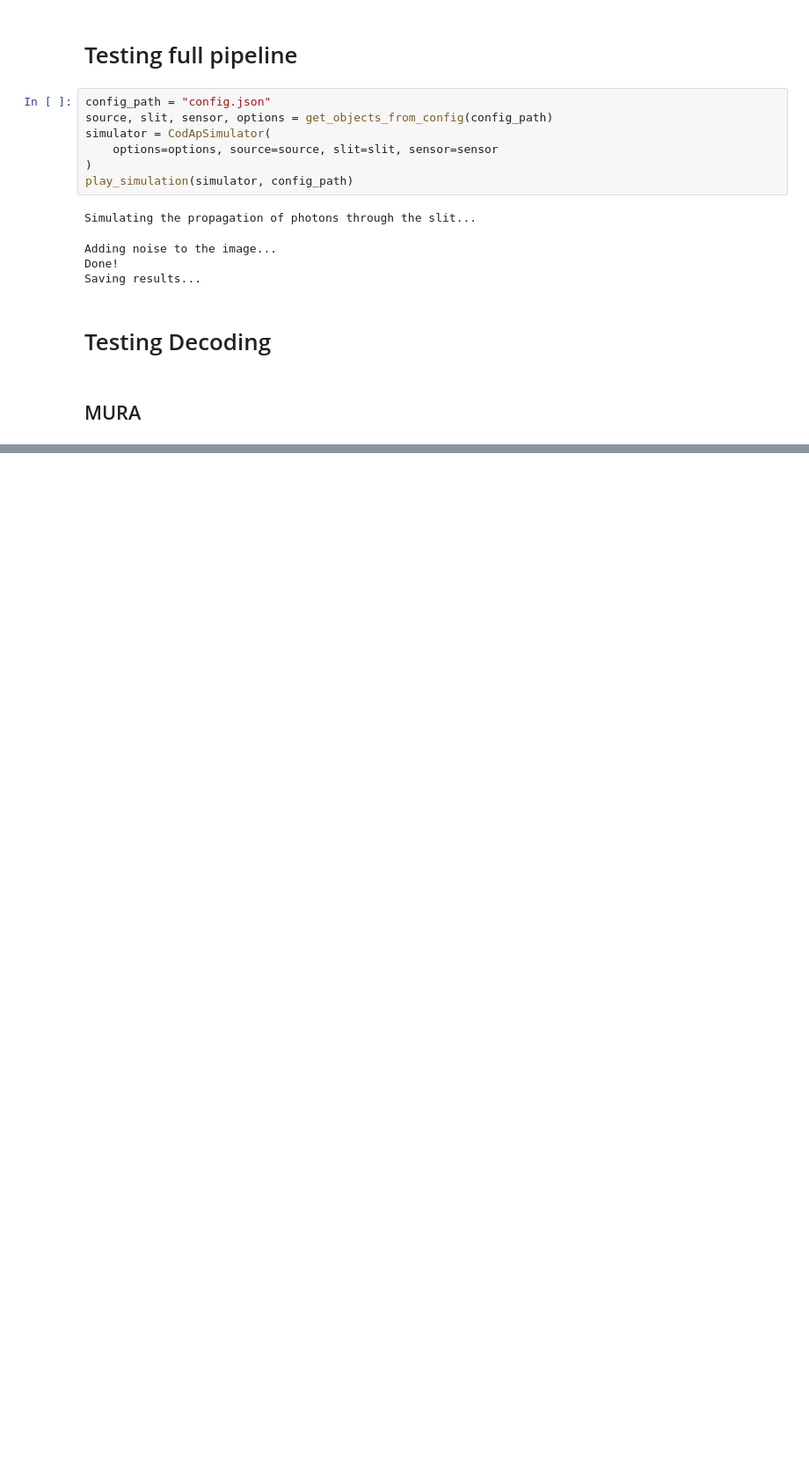
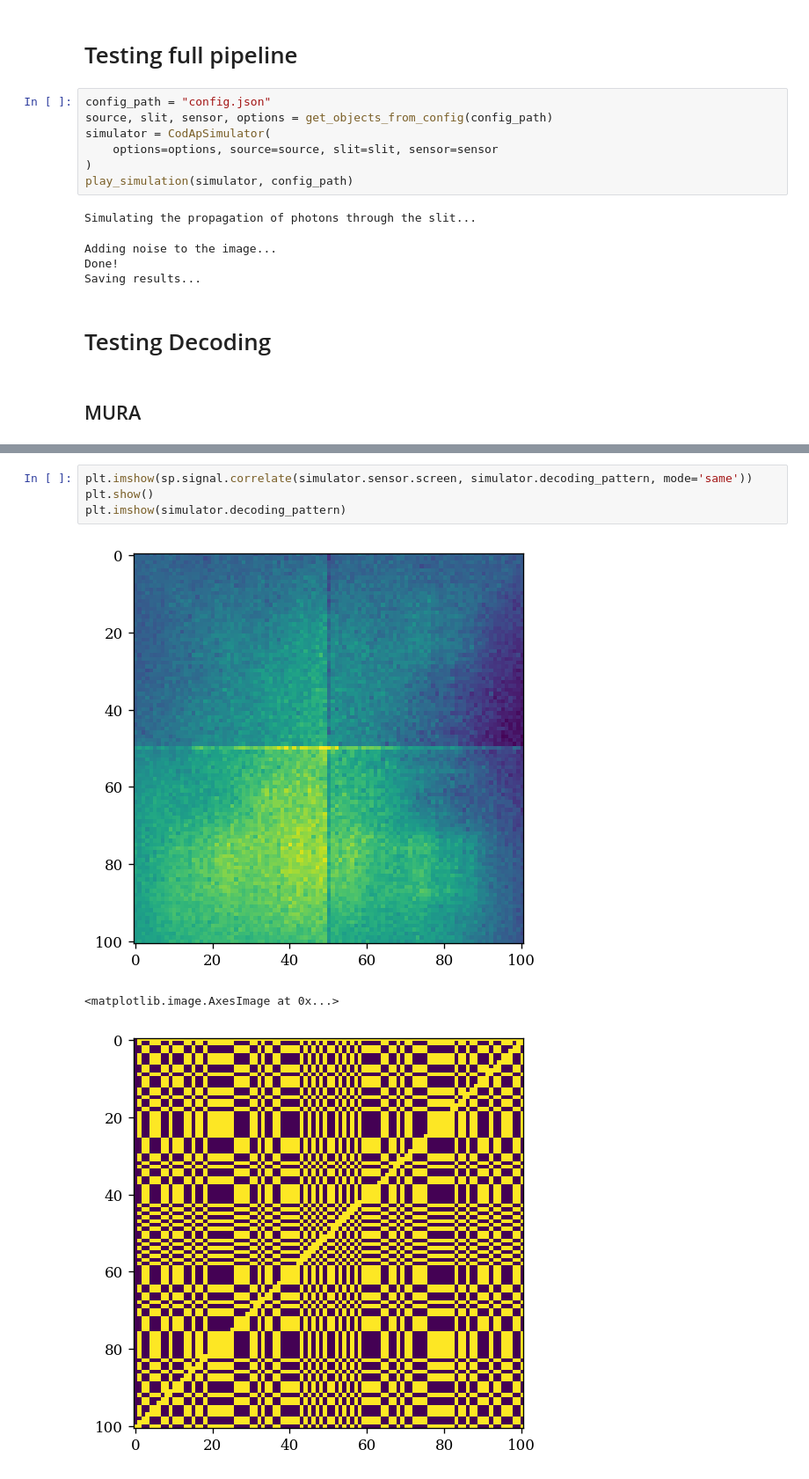
Before and after one commit to Eitan-Sprejer/CodedAperture, a Jupyter notebook: testing.ipynb, the cells around one changed output, grey strips where cells are left out. Shown at 88% size. Saved outputs shown, nothing was run; the diff lists cells and outputs as text; blank space fills up the shorter version.

```diff
--- a/testing.ipynb
+++ b/testing.ipynb
@@ -70,0 +84,8 @@ Saving results...
+# %%
+plt.imshow(sp.signal.correlate(simulator.sensor.screen, simulator.decoding_pattern, mode='same'))
+plt.show()
+plt.imshow(simulator.decoding_pattern)
+# %% [output]
+[figure, added]
+<matplotlib.image.AxesImage at 0x...>
+[figure, added]
```
Also changed, not shown: parts of 6 cells of this notebook.
